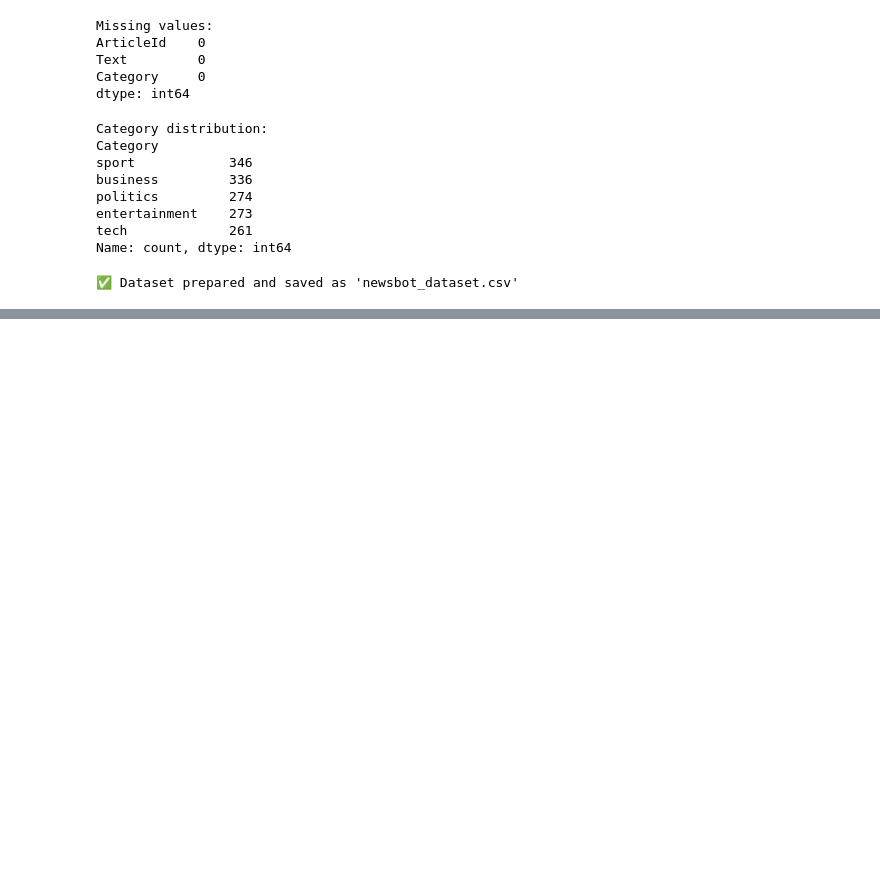
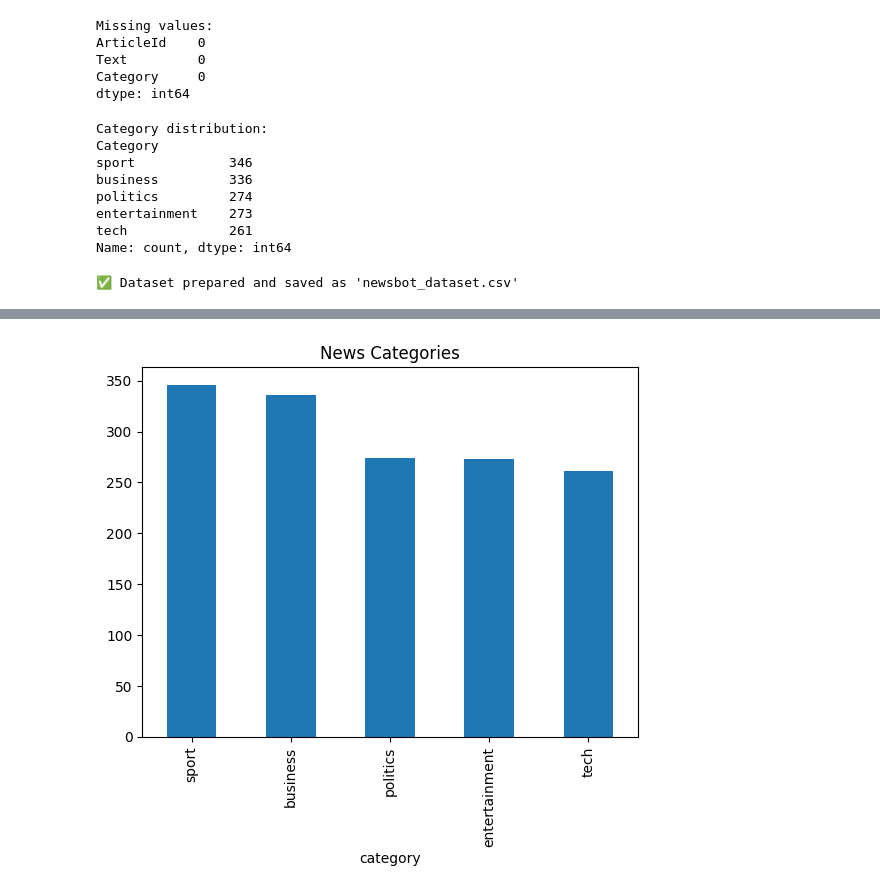
Before and after one commit to PythonNovice222/jupyter-exploration, a Jupyter notebook: NewsBot_Intelligence_System.ipynb, the cells around one changed output, grey strips where cells are left out. Drawn from its saved outputs; the diff is of its cells as text; code cells hidden in the pictures; blank space fills up the shorter version.

```diff
--- a/NewsBot_Intelligence_System.ipynb
+++ b/NewsBot_Intelligence_System.ipynb
@@ -294,3 +294,11 @@ df_final.to_csv('newsbot_dataset.csv', index=False)
 print("\n✅ Dataset prepared and saved as 'newsbot_dataset.csv'")
 # %% [output]
 ✅ Dataset prepared and saved as 'newsbot_dataset.csv'
+# %%
+df = pd.read_csv("newsbot_dataset.csv")
+
+print(df.head())
+
+print(df.info())
+
+print(df.category.value_counts())
@@ -296,0 +323,22 @@ print("\n✅ Dataset prepared and saved as 'newsbot_dataset.csv'")
+# %%
+import re
+import nltk
+nltk.download('punkt_tab')
+
+stop_words = set(stopwords.words("english"))
+
+def clean_text(text):
+
+    text = text.lower()
+
+    text = re.sub(r"http\S+", "", text)
+
+    text = re.sub(r"[^a-zA-Z ]", "", text)
+
+    tokens = word_tokenize(text)
+
+    tokens = [word for word in tokens if word not in stop_words]
+
+    return " ".join(tokens)
+
+df["clean_text"] = df["content"].apply(clean_text)
@@ -296,0 +348,8 @@ print("\n✅ Dataset prepared and saved as 'newsbot_dataset.csv'")
+# %%
+df.category.value_counts().plot(kind="bar")
+
+plt.title("News Categories")
+
+plt.show()
+# %% [output]
+[figure, added]
```
Also changed, not shown: parts of 24 cells of this notebook.
